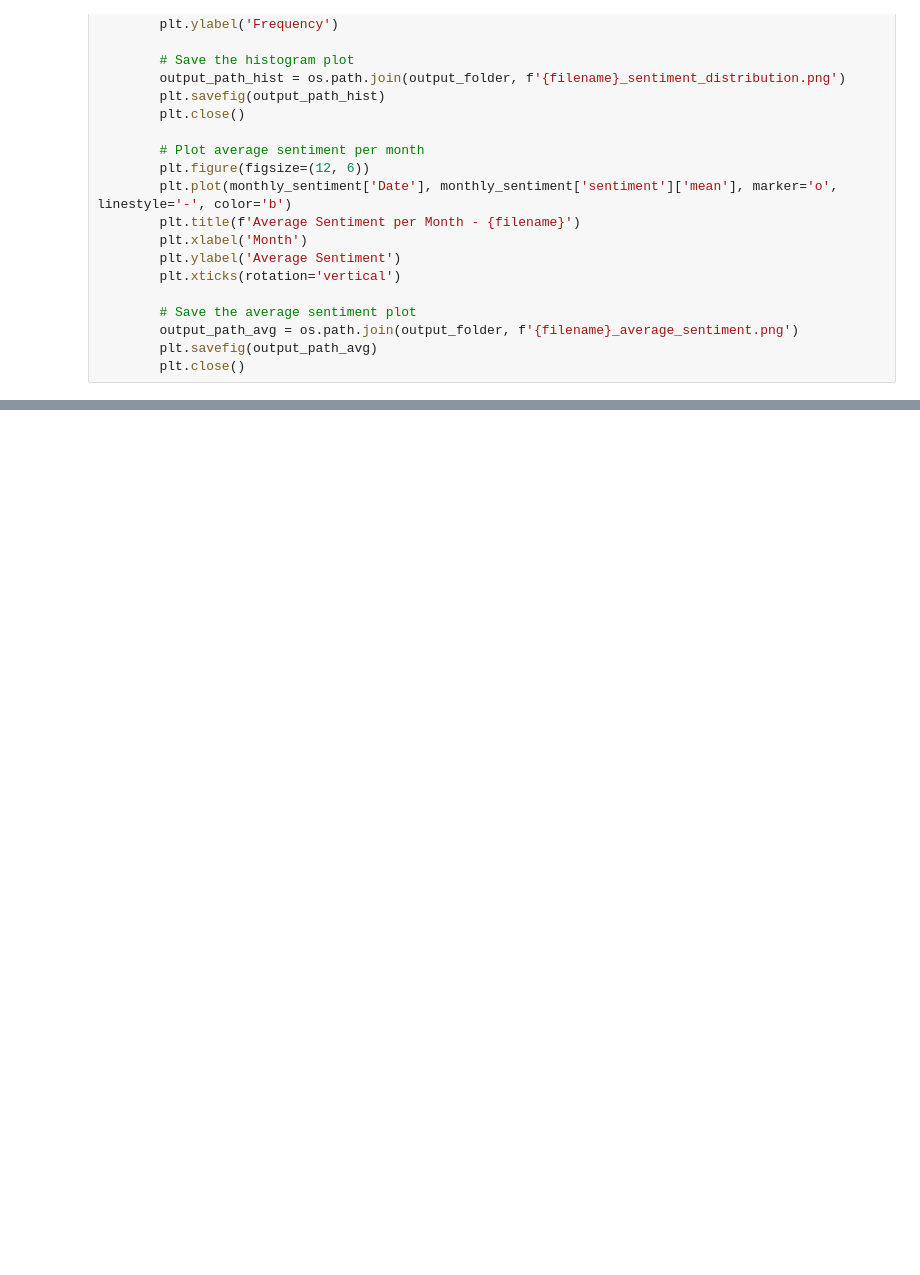
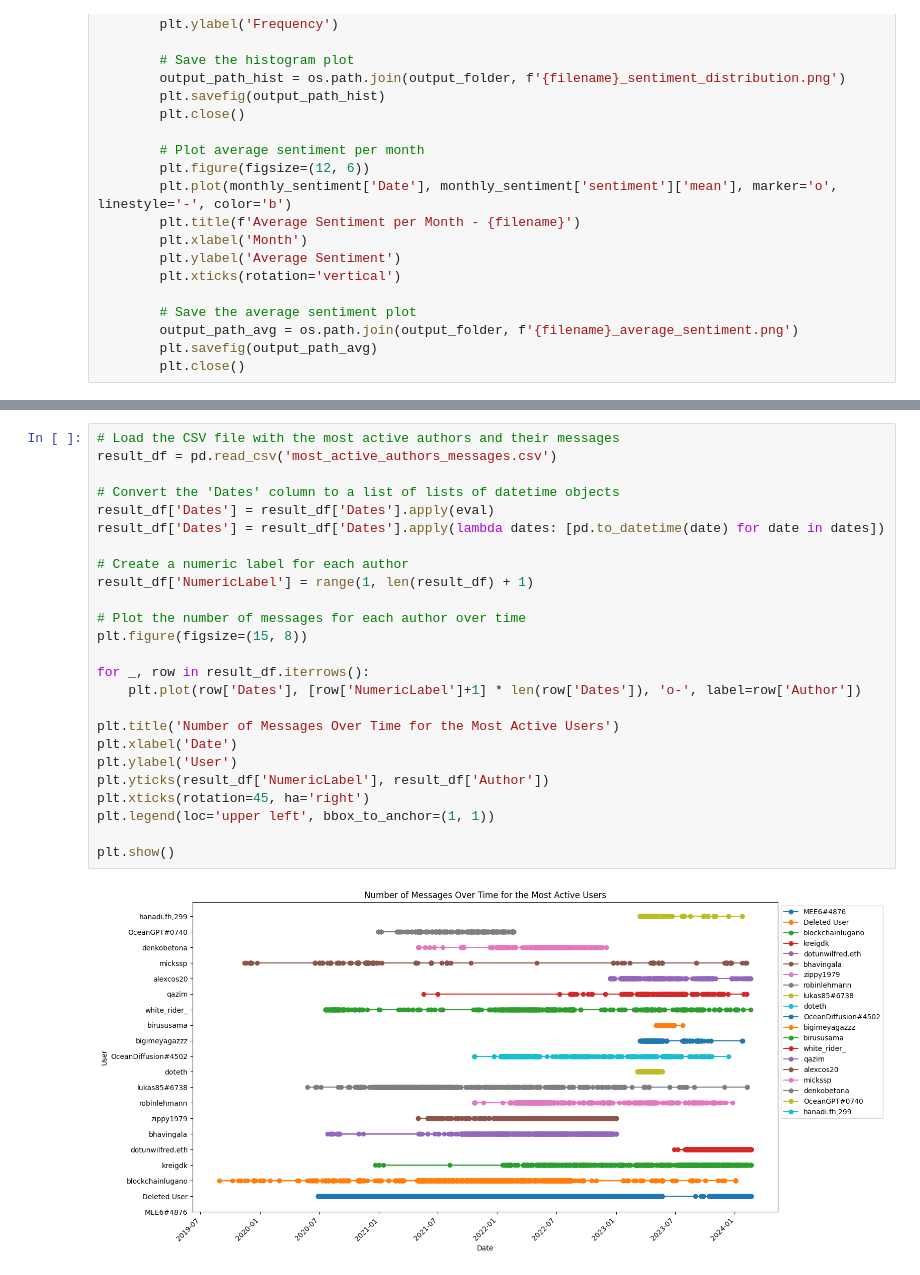
Before and after one commit to hugomoura10/discord_analysis_ocean, a Jupyter notebook: main.ipynb, the cells around one changed output, grey strips where cells are left out. Drawn from its saved outputs; the diff is of its cells as text; blank space fills up the shorter version.

```diff
--- a/main.ipynb
+++ b/main.ipynb
@@ -231,0 +370,27 @@ for filename in os.listdir(folder_path):
+# %%
+# Load the CSV file with the most active authors and their messages
+result_df = pd.read_csv('most_active_authors_messages.csv')
+
+# Convert the 'Dates' column to a list of lists of datetime objects
+result_df['Dates'] = result_df['Dates'].apply(eval)
+result_df['Dates'] = result_df['Dates'].apply(lambda dates: [pd.to_datetime(date) for date in dates])
+
+# Create a numeric label for each author
+result_df['NumericLabel'] = range(1, len(result_df) + 1)
+
+# Plot the number of messages for each author over time
+plt.figure(figsize=(15, 8))
+
+for _, row in result_df.iterrows():
+    plt.plot(row['Dates'], [row['NumericLabel']+1] * len(row['Dates']), 'o-', label=row['Author'])
+
+plt.title('Number of Messages Over Time for the Most Active Users')
+plt.xlabel('Date')
+plt.ylabel('User')
+plt.yticks(result_df['NumericLabel'], result_df['Author'])
+plt.xticks(rotation=45, ha='right')
+plt.legend(loc='upper left', bbox_to_anchor=(1, 1))
+
+plt.show()
+# %% [output]
+[figure, added]
```
Also changed, not shown: parts of 8 cells of this notebook, 47 other files.
